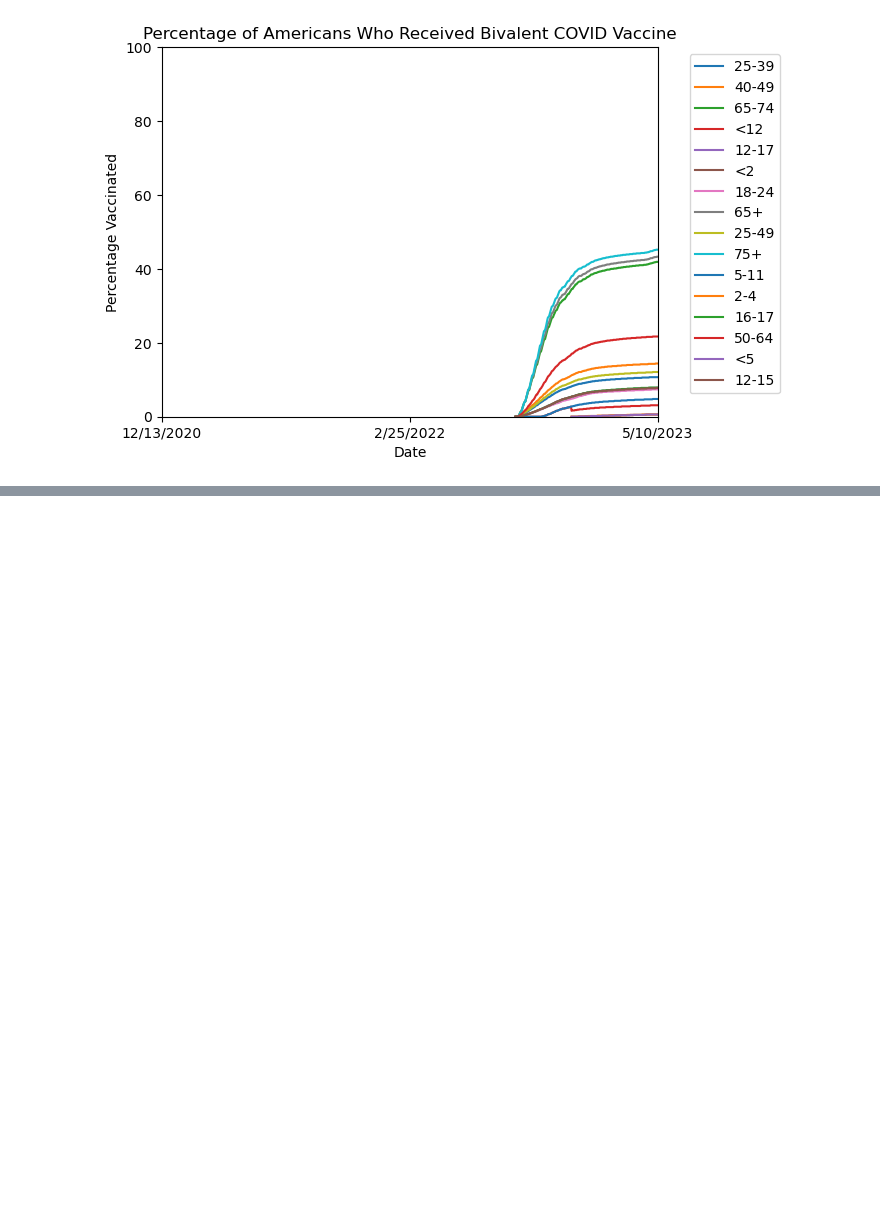
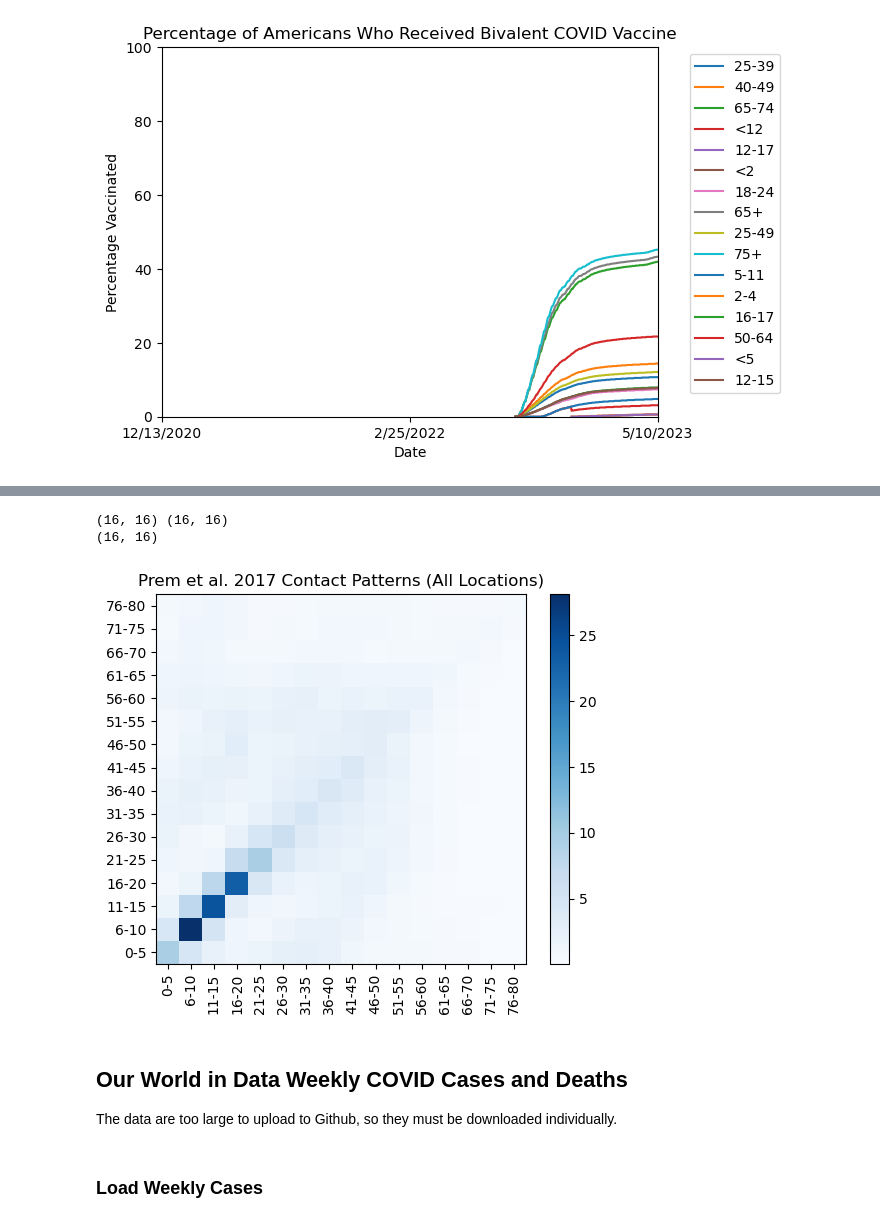
Before and after one commit to mbyers31/CMMID-project, a Jupyter notebook: code/load_data.ipynb, the cells around one changed output, grey strips where cells are left out. Saved outputs shown, nothing was run; the diff lists cells and outputs as text; code cells hidden in the pictures; blank space fills up the shorter version.

Commit message:
add data loading fo OWID and Prem

```diff
--- a/code/load_data.ipynb
+++ b/code/load_data.ipynb
@@ -174,0 +199,12 @@ plot_data(bivalent_dose_arr, demographic_names, 'Bivalent COVID Vaccine')
+# %%
+#load data and inspect
+filename = 'MUestimates_all_locations_'
+filepath = f'../data/contact_matrices_152_countries/{filename}1.xlsx'
+contact_data_1 = pd.read_excel(filepath)
+#second part of the spreadsheet is missing a header - must load in separately
+filepath = f'../data/contact_matrices_152_countries/{filename}2.xlsx'
+contact_data_2 = pd.read_excel(filepath, header=None)
+#display some information as a sanity check
+print(contact_data_1.shape)
+print(contact_data_2.shape)
+contact_data_1.head()
@@ -174,0 +220,31 @@ plot_data(bivalent_dose_arr, demographic_names, 'Bivalent COVID Vaccine')
+# %%
+#convert contact data frames into arrays and sum them
+contact_arr_1 = contact_data_1.values
+contact_arr_2 = contact_data_2.values
+print(contact_arr_1.shape, contact_arr_2.shape)
+contact_arr_total = contact_arr_1 + contact_arr_2
+print(contact_arr_total.shape)
+# %% [output]
+(16, 16) (16, 16)
+(16, 16)
+# %%
+#create a heatmap of the contact data
+#TODO: check how the ages are delineated in the data!
+demographic_labels = ['0-5', '6-10', '11-15', '16-20', '21-25', '26-30', '31-35',
+                      '36-40', '41-45', '46-50', '51-55', '56-60', '61-65', '66-70',
+                     '71-75', '76-80']
+
+plt.imshow(contact_arr_total, origin='lower', cmap='Blues')
+
+tick_locations = [i for i in range(16)]
+plt.xticks(tick_locations, demographic_labels, rotation=90)
+plt.yticks(tick_locations, demographic_labels)
+plt.colorbar()
+
+plt.title('Prem et al. 2017 Contact Patterns (All Locations)')
+plt.show()
+# %% [output]
+[figure, added]
+# %% [markdown]
+## Our World in Data Weekly COVID Cases and Deaths
+The data are too large to upload to Github, so they must be downloaded individually.
@@ -174,0 +255,2 @@ plot_data(bivalent_dose_arr, demographic_names, 'Bivalent COVID Vaccine')
+# %% [markdown]
+### Load Weekly Cases
```
Also changed, not shown: parts of 12 cells of this notebook.
